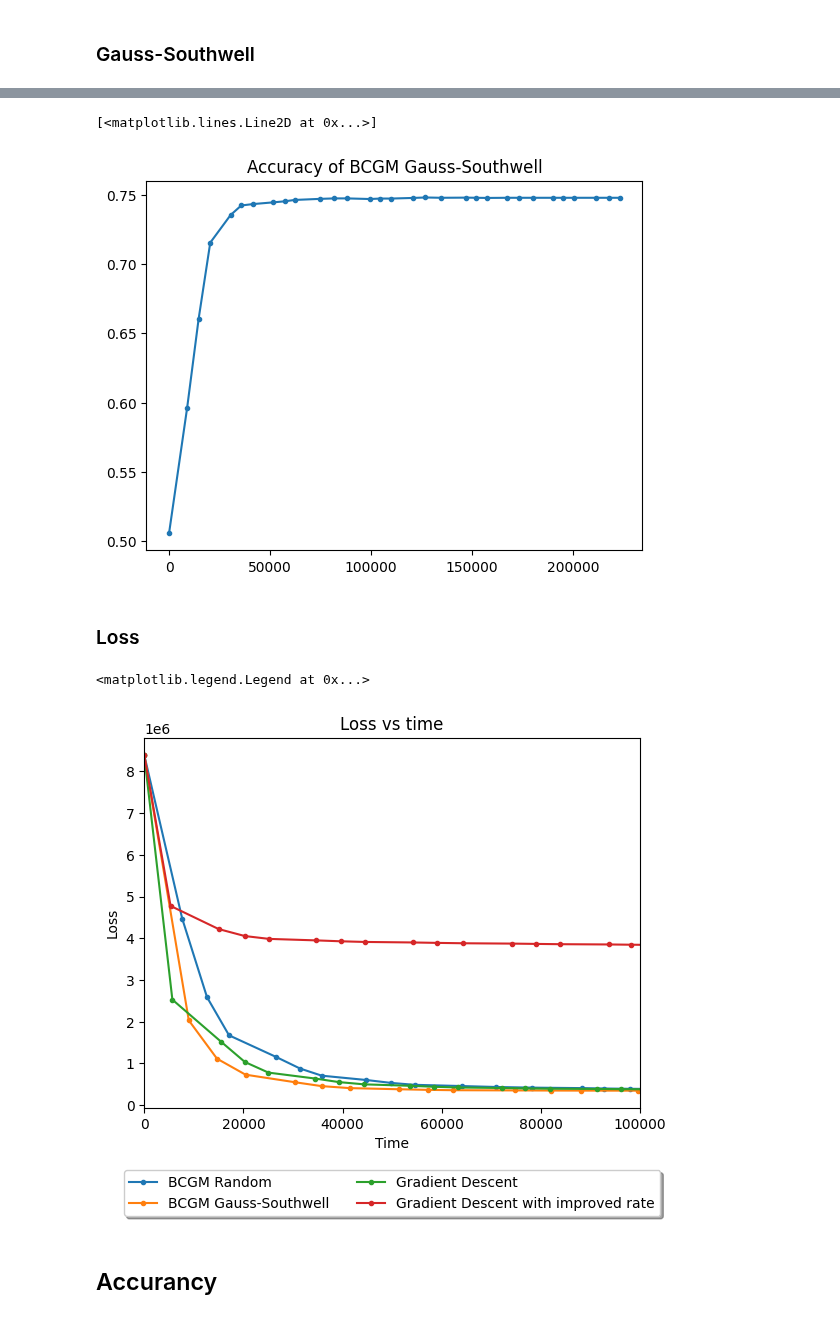
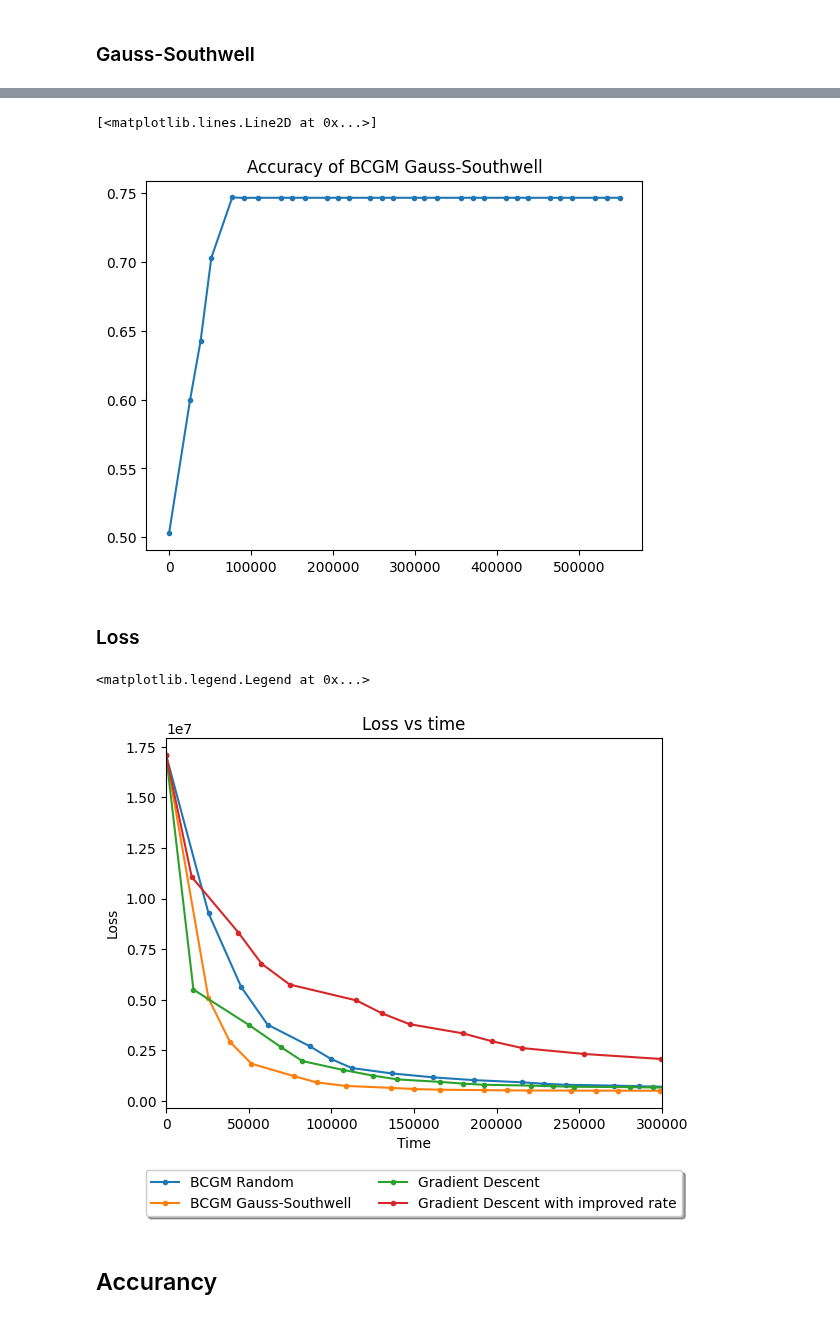
Before and after one commit to RobEngin/Optimization-Gradient-Descent, a Jupyter notebook: Homework1.ipynb, the cells around one changed output, grey strips where cells are left out. Drawn from its saved outputs; the diff is of its cells as text; code cells hidden in the pictures.

```diff
--- a/Homework1.ipynb
+++ b/Homework1.ipynb
@@ -1,6 +1,6 @@
 # %%
-FROM_DATASET = False
-N_SAMPLES = 5000
+FROM_DATASET = True
+N_SAMPLES = 10000
 PARTITION = int(N_SAMPLES*0.1)
 ITERS = 30
 EPSILON = 1e-5
@@ -70,6 +70,4 @@ else:
         print("Shape 1: " +  str(X.shape))
         X = PCA(n_components=5).fit_transform(X)
         print("Shape 2: " +  str(X.shape))
-        X = X[:N_SAMPLES]
-        y = y[:N_SAMPLES]
 # %% [output]
@@ -563,36 +573,36 @@ plt.title("Accuracy of BCGM Gauss-Southwell")
 plt.plot(ticks_bcgd_gs, acc_bcgd_gs, marker='.')
 # %% [output]
 [<matplotlib.lines.Line2D at 0x...>]
-[figure, old version]
+[figure, new version]
 # %% [markdown]
 ### Loss
 # %%
 plt.figure(dpi=100)
 plt.plot(ticks_bcgd_random , loss_bcgm_random, marker='.')
 plt.plot(ticks_bcgd_gs , loss_bcgm_gs, marker='.')
 plt.plot(ticks_gd , loss_gd, marker='.')
 plt.plot(ticks_gd_improved , loss_gd_improved, marker='.')
 
 
 plt.title("Loss vs time")
 plt.xlabel("Time")
 plt.ylabel("Loss")
-plt.xlim(-10,100000)
+plt.xlim(-10,300000)
 plt.legend(
     [
         'BCGM Random',
         'BCGM Gauss-Southwell',
         'Gradient Descent',
         'Gradient Descent with improved rate',
     ],
     loc="upper center",
     bbox_to_anchor=(0.5, -0.15),
     fancybox=True, shadow=True, ncol=2
 
 )
 # %% [output]
 <matplotlib.legend.Legend at 0x...>
-[figure, old version]
+[figure, new version]
 # %% [markdown]
 ## Accurancy
 # %% [markdown]
```
Also changed, not shown: parts of 19 cells of this notebook, 22 other files.
